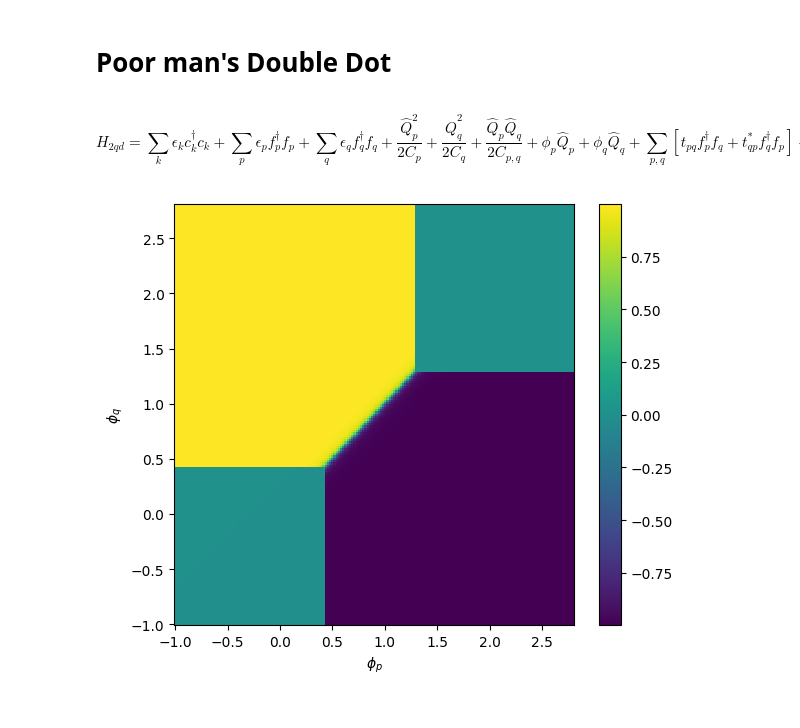
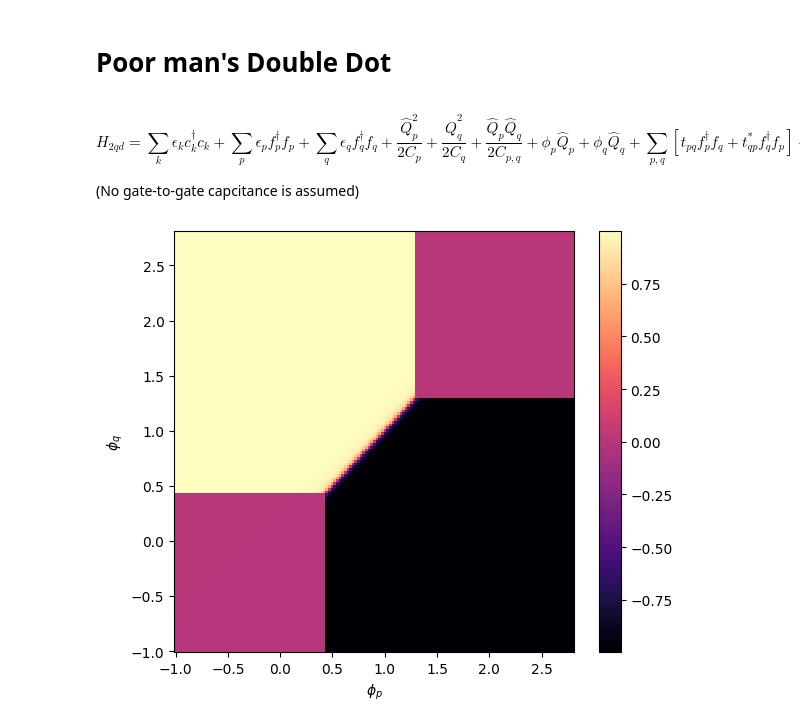
Before and after one commit to BingchengSuo/Condensed-Matter-Theory, a Jupyter notebook: DCK/Matveev's Grain.ipynb, the cells around one changed output. Saved outputs shown, nothing was run; the diff lists cells and outputs as text; code cells hidden in the pictures.

```diff
--- a/DCK/Matveev's Grain.ipynb
+++ b/DCK/Matveev's Grain.ipynb
@@ -367,6 +367,9 @@ a.__next__()
 # Poor man's Double Dot
 # %% [markdown]
 $$H_{2qd} = \sum_k \epsilon_k c^\dagger_k c_k + \sum_p \epsilon_p f^\dagger_p f_p + \sum_q \epsilon_q f^\dagger_q f_q +  \frac{\hat{Q}_p^2}{2C_p} +  \frac{\hat{Q}_q^2}{2C_q} + \frac{\hat{Q}_p \hat{Q}_q}{2C_{p,q}} +\phi_p \hat{Q}_p + \phi_q \hat{Q}_q + \sum_{p,q}[t_{pq} f^\dagger_p f_q + t^*_{qp}f^\dagger_q f_p] + \sum_{k,p} [t_{kp} c^\dagger_k f_p + t^*_{pk}f^\dagger_p c_k] + \sum_{k,q} [t_{kq} c^\dagger_k f_q + t^*_{qk}f^\dagger_q c_k]$$
+
+
+(No gate-to-gate capcitance is assumed)
 # %%
 class H_2qd:
     def __init__(self, phi_p, phi_q, t_pq, t_kp, t_kq, Nk, Np, Nq):
@@ -379,19 +382,22 @@ class H_2qd:
         self.eps_p = np.linspace(-1, 1, Np)
         self.eps_q = np.linspace(-1, 1, Nq)
 
-        # Basis precompute
+        # Basis
         self._basis = [list(state) for state in product([0,1], repeat=Nk+Np+Nq)]
         self._state_to_index = {tuple(b): i for i, b in enumerate(self._basis)}
         self.dim = len(self._basis)
 
-        # Random tunnelings (fixed realization)
+        # randomize tunnel amplitudes
         rng = np.random.RandomState(1)
         self.tmat_pq = rng.normal(scale=t_pq, size=(Np, Nq))
         self.tmat_kp = rng.normal(scale=t_kp, size=(Nk, Np))
         self.tmat_kq = rng.normal(scale=t_kq, size=(Nk, Nq))
 
-    def theta(self,x): return 1.0 if x>0 else 0.0
-    def fermion_sign(self, occ, m): return -1 if sum(occ[:m])%2 else 1
+    def theta(self,x):
+        return 1.0 if x>0 else 0.0
+
+    def fermion_sign(self, occ, m):
+        return -1 if sum(occ[:m])%2 else 1
 
     def ann_op(self, mode):
         rows, cols, data = [], [], []
@@ -425,11 +431,14 @@ class H_2qd:
     def Q_p_op(self):
         N0 = sum(self.theta(ep) for ep in self.eps_p)
         return self.e_charge * (self.N_p_op() - N0 * identity(self.dim, format='csr'))
+
     def Q_q_op(self):
         N0 = sum(self.theta(eq) for eq in self.eps_q)
         return self.e_charge * (self.N_q_op() - N0 * identity(self.dim, format='csr'))
 
-    def gate(self): return self.phi_p*self.Q_p_op() + self.phi_q*self.Q_q_op()
+    def gate(self):
+        # need to include lever arm here
+        return self.phi_p*self.Q_p_op() + self.phi_q*self.Q_q_op()
 
     def Coulomb(self):
         Qp, Qq = self.Q_p_op(), self.Q_q_op()
@@ -471,29 +480,29 @@ class H_2qd:
 H = H_2qd(phi_p=0.0, phi_q=0.0, t_pq=0.1, t_kp=0.1, t_kq=0.1, Nk=2, Np=2, Nq=2)
 vals, vecs = eigsh(H.total(), k=1, which='SA')
 # %%
-phi_p_list = np.linspace(-1, 2.8, 181)
-phi_q_list = np.linspace(-1, 2.8, 181)
+phi_p_list = np.linspace(-1, 2.8, 151)
+phi_q_list = np.linspace(-1, 2.8, 151)
 N_vs_phi = np.zeros((len(phi_p_list), len(phi_q_list)))
 
 # Loop over the 2D parameter space
 for i, phi_pp in enumerate(phi_p_list):
     for j, phi_qq in enumerate(phi_q_list):
         H = H_2qd(phi_p=phi_pp, phi_q=phi_qq,
                   t_pq=0.01, t_kp=0.01, t_kq=0.01,
                   Nk=1, Np=1, Nq=1)
         val, vec = eigsh(H.total(), k=1, which='SA')
         gs = vec[:, 0]
         Ncharge = np.real(gs.conj().T @ (H.N_q_op()-H.N_p_op()) @ gs)
         N_vs_phi[i, j] = Ncharge
 
 # Make color plot
 fig, ax = plt.subplots(figsize=(6,5), layout='tight')
 
-c = ax.pcolormesh(phi_p_list, phi_q_list, N_vs_phi.T, shading='auto', cmap='viridis')
+c = ax.pcolormesh(phi_p_list, phi_q_list, N_vs_phi.T, shading='auto', cmap='magma')
 ax.set_xlabel(r'$\phi_p$')
 ax.set_ylabel(r'$\phi_q$')
 fig.colorbar(c, ax=ax)
 
 plt.show()
 # %% [output]
-[figure, old version]
+[figure, new version]
```
Also changed, not shown: parts of 3 cells of this notebook.
